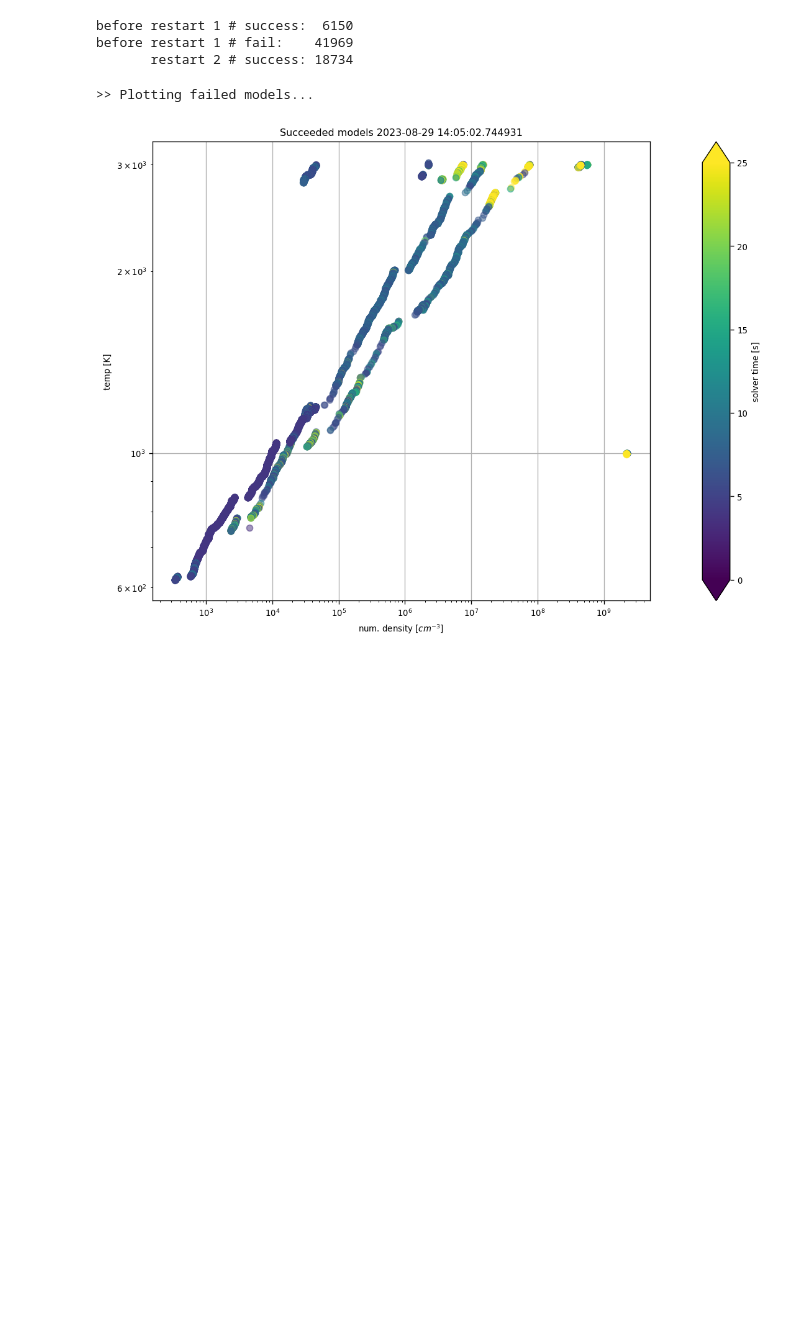
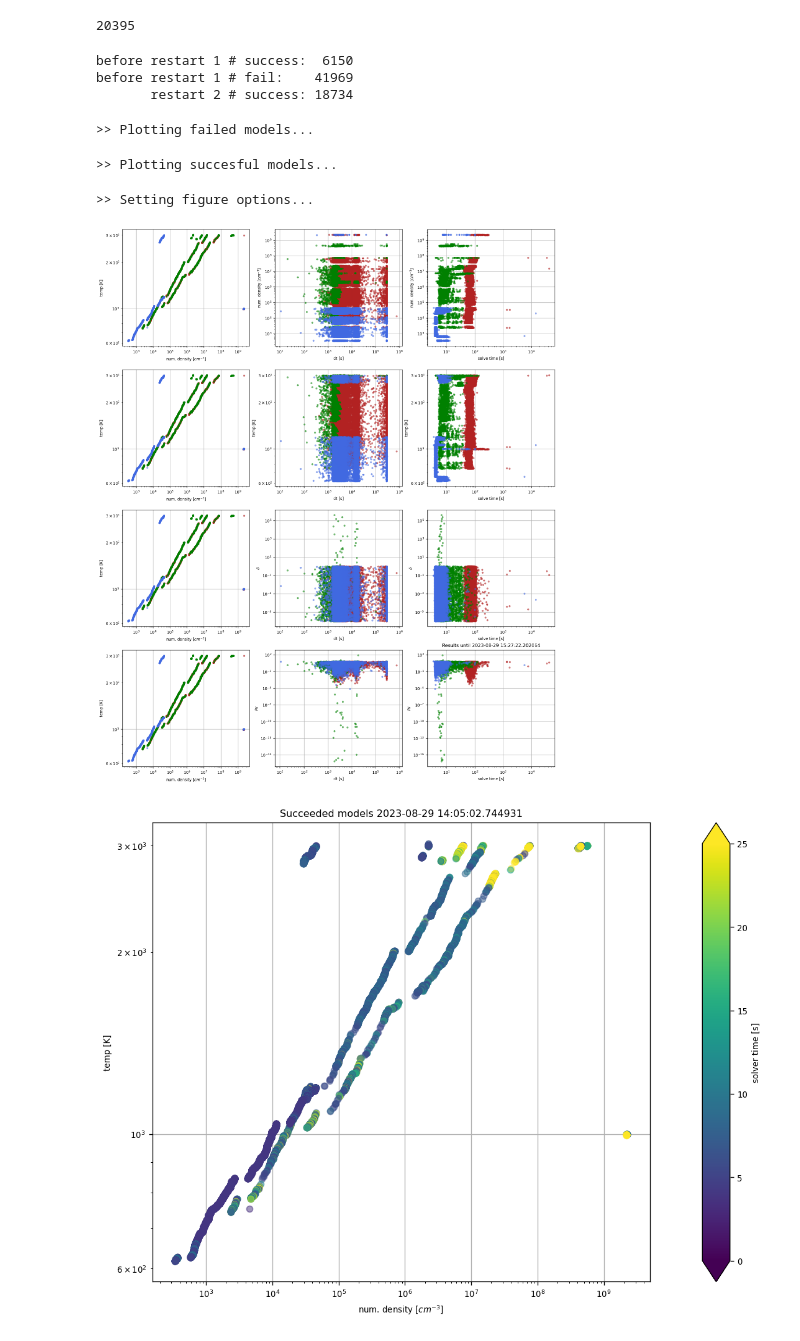
Before and after one commit to silkemaes/ChemPy, a Jupyter notebook: explore.ipynb, the cells around one changed output. Cells and saved outputs as stored; diff of their text form; code cells hidden in the pictures; blank space fills up the shorter version.

Commit message:
plotting data

```diff
--- a/explore.ipynb
+++ b/explore.ipynb
@@ -26,6 +26,10 @@ alpha = 0.5
 
 success = listdir(outpath+'success/')
 fail = listdir(outpath+'fail/')
+# %%
+len(success)
+# %% [output]
+20395
 # %%
 for i, dir in enumerate(success):
     if dir == '2023-08-28 14:18:09.017178':
@@ -87,10 +91,9 @@ for i in tqdm(range(len(success))):
     input  = np.load(outpath+'success/'+success[i]+'/input.npy')
     tictoc = np.load(outpath+'success/'+success[i]+'/tictoc.npy')
 
-
     if i < 6150 and i >= 18734:
         c_suc = 'green'
-    elif i >= 6150 and i < 18734:
+    if i >= 6150 and i < 18734:
         c_suc = 'royalblue'
 
     ## parameter space
@@ -121,33 +124,36 @@ for i in tqdm(range(len(ax))):
         ax[i,j].set_xscale('log')
         ax[i,j].set_yscale('log')
         ax[i,j].grid(True)
 
 for i in tqdm(range(4)):
     ax[i,0].set_xlabel('num. density [$cm^{-3}$]')
     ax[i,0].set_ylabel('temp [K]')
     ax[i,1].set_xlabel('dt [s]')
     ax[i,2].set_xlabel('solve time [s]')
 
 
 ## density
 ax[0,1].set_ylabel('num. density [$cm^{-3}$]')
 ax[0,2].set_ylabel('num. density [$cm^{-3}$]')
 
 ## temperature
 ax[1,1].set_ylabel('temp [K]')
 ax[1,2].set_ylabel('temp [K]')
 
 ## delta
 ax[2,1].set_ylabel('$\\delta$')
 ax[2,2].set_ylabel('$\\delta$')
 
 ## Av
 ax[3,1].set_ylabel('Av')
 ax[3,2].set_ylabel('Av')
 
 plt.show()
 # %% [output]
 >> Plotting failed models...
+>> Plotting succesful models...
+>> Setting figure options...
+[figure, added]
 # %%
 ## plotting solve time via colormap
 
```
Also changed, not shown: 1 other file.
